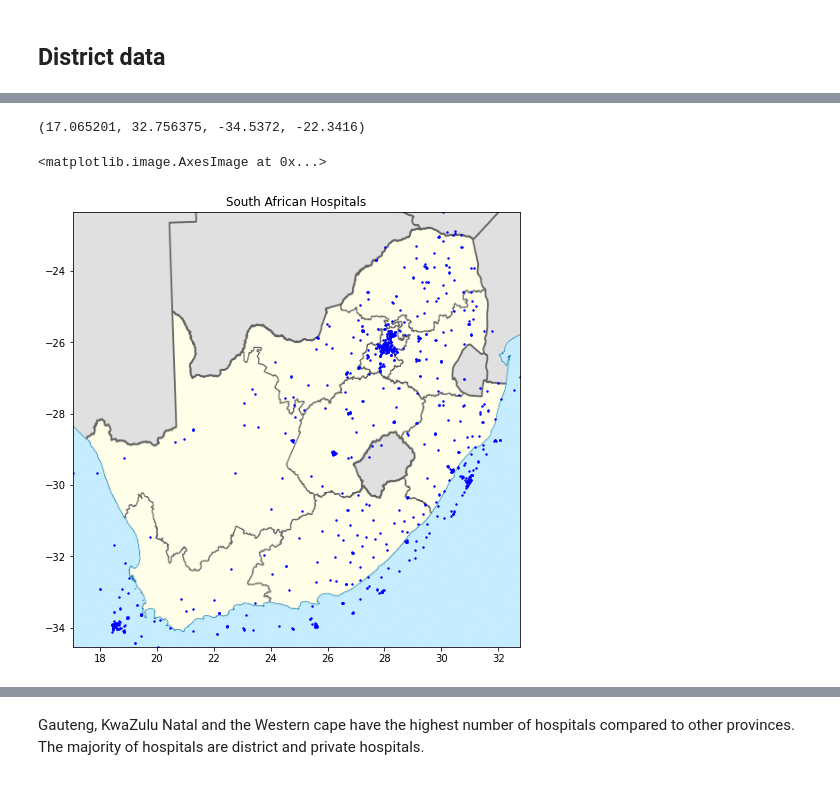
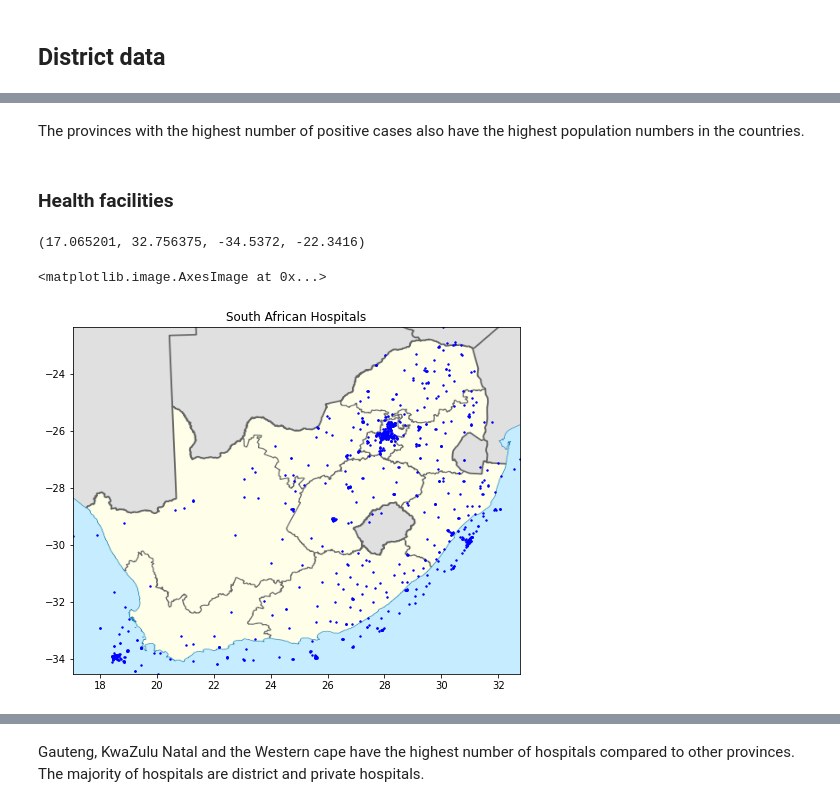
Before and after one commit to ZintleFaltein/Covid-modelling, a Jupyter notebook: Notebooks/Covid19_analysis_South_Africa.ipynb, the cells around one changed output, grey strips where cells are left out. Drawn from its saved outputs; the diff is of its cells as text; code cells hidden in the pictures.

Commit message:
Updated covid19 analysis

```diff
--- a/Notebooks/Covid19_analysis_South_Africa.ipynb
+++ b/Notebooks/Covid19_analysis_South_Africa.ipynb
@@ -9,19 +9,8 @@ To combat the spread of the virus in South Africa, the government initialted a b
 # Load libraries
 # %%
 import warnings
-import folium
 from datetime import datetime, date
 from scipy.integrate import odeint
-from sklearn.pipeline import make_pipeline
-from sklearn.preprocessing import PolynomialFeatures
-from sklearn.metrics import mean_squared_error, r2_score
-from sklearn.metrics import mean_absolute_error
-from sklearn.linear_model import LinearRegression
-from folium import plugins
-import cufflinks as cf
-from plotly.offline import download_plotlyjs, init_notebook_mode, plot, iplot
-import plotly.graph_objects as go
-import plotly.express as px
 import numpy as np
 import pandas as pd
 import seaborn as sns
@@ -29,8 +18,6 @@ from plotnine import *
 import matplotlib.dates as mdates
 import matplotlib.pyplot as plt
 %matplotlib inline
-plt.rcParams['figure.figsize'] = 10, 12
-init_notebook_mode(connected=True)
 
 
 warnings.filterwarnings('ignore')
@@ -169,10 +168,13 @@ Recoveries were recorded only 47 days after the first positive case was confirme
 First we look at a time-line of the important events related to Covid-19.The time-line starts on the 5th of March when the first case was confirmed and ends with the beginning of level 2 lockdown.
 # %%
 # create a list of events and dates
-event = ['first positive case', 'travel ban', 'level 5 lockdown', 'alcohol ban', 'alcohol ban lifted',
-         'level 4 lockdown', 'level 3 lockdown', 'alcohol ban lifted', 'level 2 lockdown', 'alcohol ban']
+event = ['first positive case', 'travel ban', 'level 5 lockdown',
+         'alcohol ban', 'alcohol ban lifted', 'level 4 lockdown',
+         'level 3 lockdown', 'alcohol ban lifted', 'level 2 lockdown',
+         'alcohol ban', 'level 1 lockdown', 'second wave declared']
 dates = ['2020-03-05', '2020-03-18', '2020-03-26', '2020-03-26', '2020-04-07',
-         '2020-05-01', '2020-07-01', '2020-08-17', '2020-09-01', '2020-04-16']
+         '2020-05-01', '2020-06-01', '2020-08-18', '2020-08-18', '2020-04-16',
+         '2020-09-21', '2020-12-09']
 dates = [datetime.strptime(d, "%Y-%m-%d") for d in dates]
 # %%
 levels = np.tile([-5, 5, -3, 3, -1, 1],
@@ -344,4 +324,9 @@ Gauteng, KZN, the Eastern Cape and the Western Cape have the highest positive ca
+# %% [markdown]
+The provinces with the highest number of positive cases also have the highest population numbers in the countries.
+# %% [markdown]
+### Health facilities
 # %%
-sa_map = plt.imread(r"https://raw.githubusercontent.com/ZintleFaltein/Covid-modelling/master/sa_map.png")
+sa_map = plt.imread(
+    r"https://raw.githubusercontent.com/ZintleFaltein/Covid-modelling/master/sa_map.png")
 # %%
 index = hospitals[hospitals['Long'] == '29.2805.5'].index
@@ -357,12 +342,13 @@ coords
 (17.065201, 32.756375, -34.5372, -22.3416)
 # %%
 fig, ax = plt.subplots(figsize=(8, 8))
-ax.scatter(hospitals.Long, hospitals.Lat, zorder=2, color='b', s=2)
+
+ax.scatter(hospitals.Long, hospitals.Lat, zorder=2, color='b', s=2,)
 ax.set_title('South African Hospitals')
 ax.set_xlim(coords[0], coords[1])
 ax.set_ylim(coords[2], coords[3])
-ax.imshow(sa_map, zorder=1, extent=coords, aspect='auto')
+ax.imshow(sa_map, zorder=1, extent=coords)
 # %% [output]
 <matplotlib.image.AxesImage at 0x...>
-[figure, old version]
+[figure, new version]
 # %%
```
Also changed, not shown: parts of 55 cells of this notebook.
